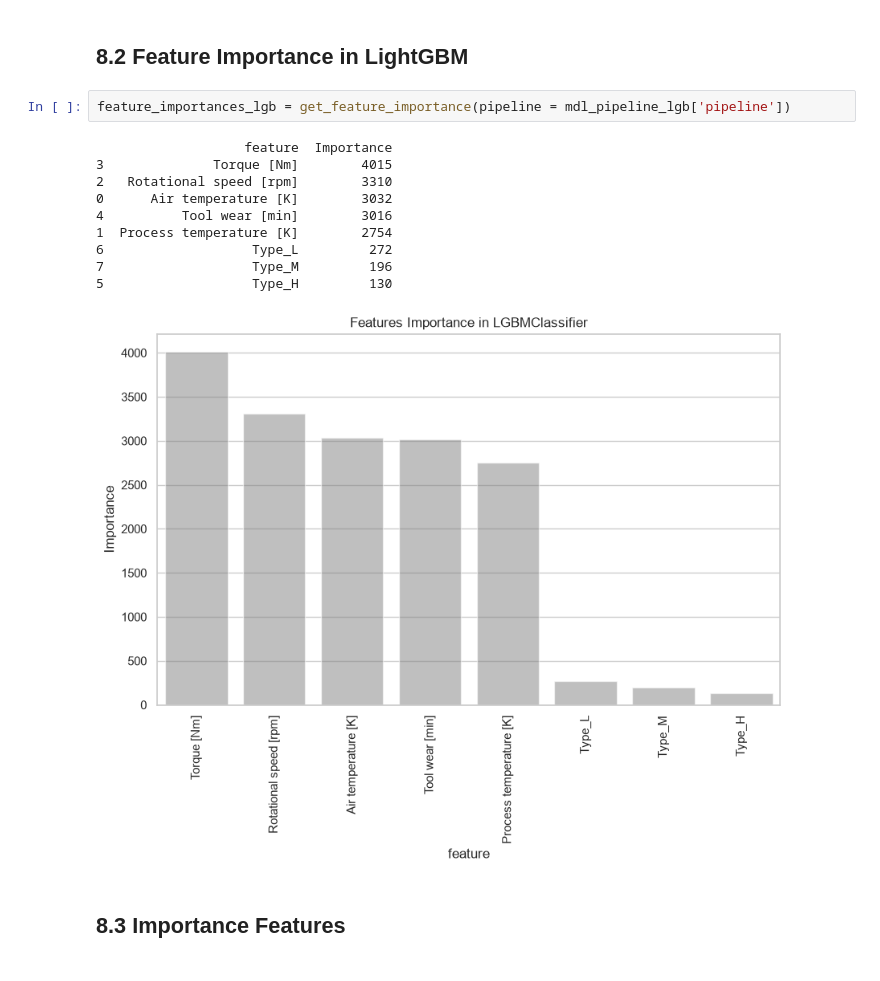
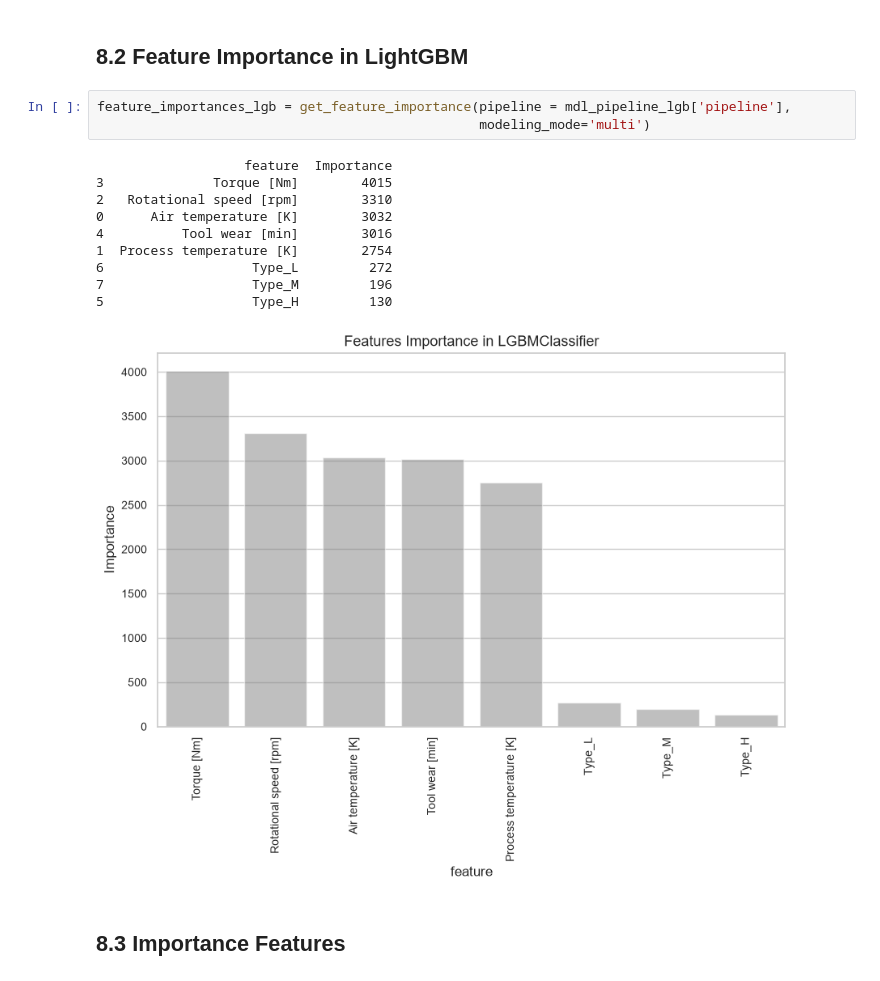
Before and after one commit to OctaviaMay/Machine-Failure-Prediction, a Jupyter notebook: notebooks/03_modeling_multiclass.ipynb, the cells around one changed output. Cells and saved outputs as stored; diff of their text form.

```diff
--- a/notebooks/03_modeling_multiclass.ipynb
+++ b/notebooks/03_modeling_multiclass.ipynb
@@ -493,18 +498,19 @@ feature_importances_xgb  = get_feature_importance(pipeline = mdl_pipeline_xgb['p
 # %% [markdown]
 ## 8.2 Feature Importance in LightGBM
 # %%
-feature_importances_lgb = get_feature_importance(pipeline = mdl_pipeline_lgb['pipeline'])
+feature_importances_lgb = get_feature_importance(pipeline = mdl_pipeline_lgb['pipeline'],
+                                                 modeling_mode='multi')
 # %% [output]
                    feature  Importance
 3              Torque [Nm]        4015
 2   Rotational speed [rpm]        3310
 0      Air temperature [K]        3032
 4          Tool wear [min]        3016
 1  Process temperature [K]        2754
 6                   Type_L         272
 7                   Type_M         196
 5                   Type_H         130
-[figure, old version]
+[figure, new version]
 # %% [markdown]
 ## 8.3 Importance Features
 # %%
```
Also changed, not shown: parts of 9 cells of this notebook, 40 other files.
